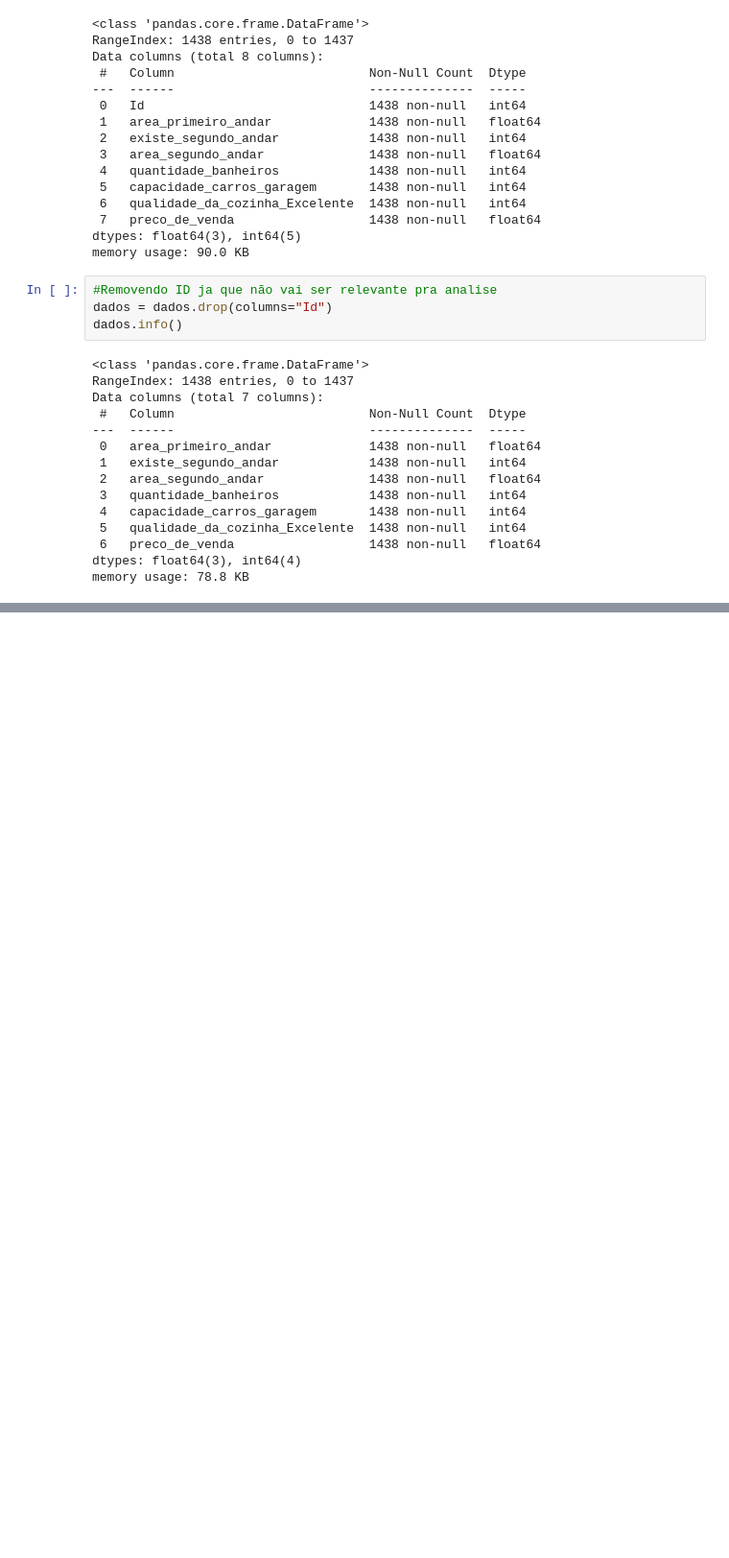
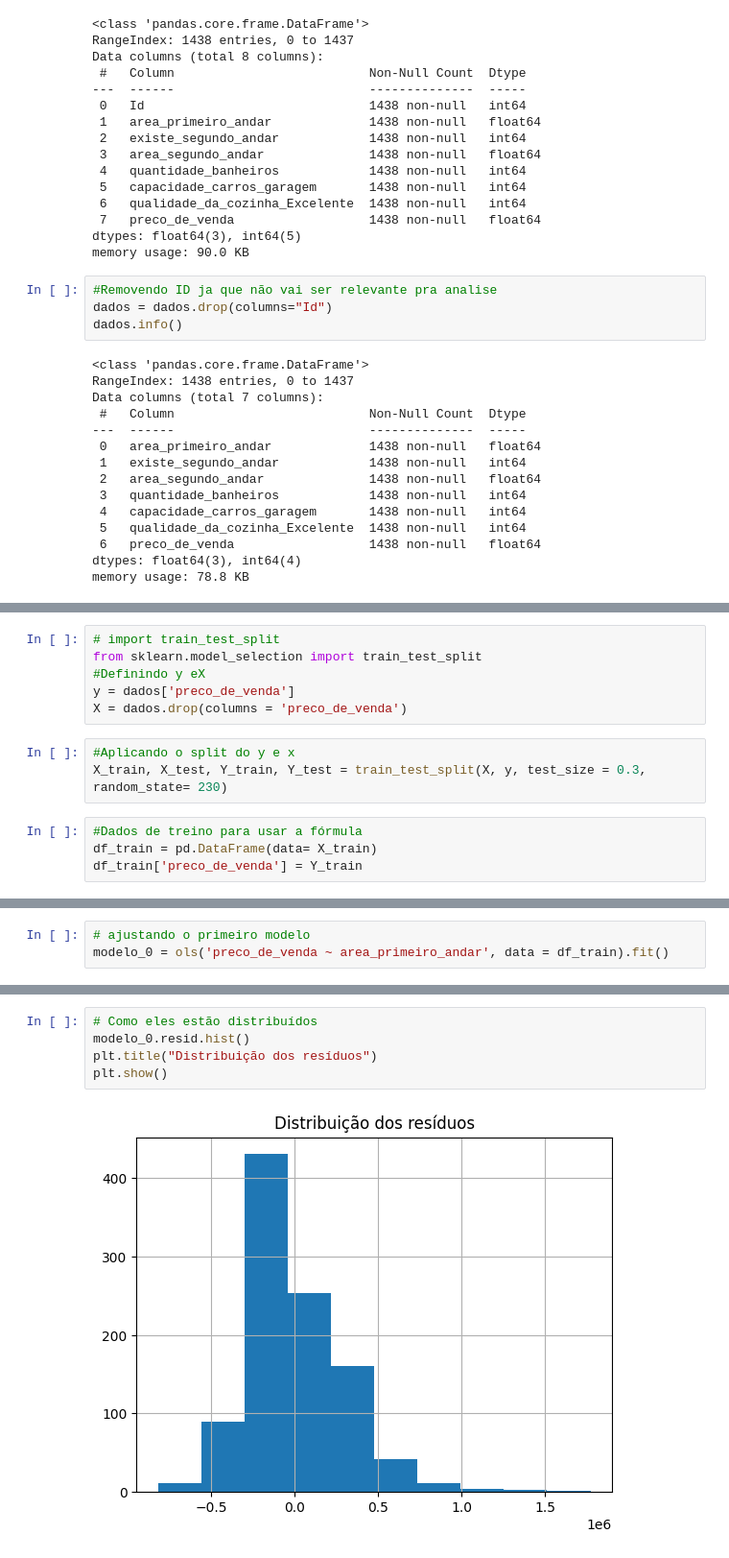
Before and after one commit to Cr0l3y/LR_House_Sale, a Jupyter notebook: projeto.ipynb, the cells around one changed output, grey strips where cells are left out. Shown at 96% size. Cells and saved outputs as stored; diff of their text form; blank space fills up the shorter version.

```diff
--- a/projeto.ipynb
+++ b/projeto.ipynb
@@ -42,0 +110,13 @@ memory usage: 78.8 KB
+# %%
+# import train_test_split
+from sklearn.model_selection import train_test_split
+#Definindo y eX
+y = dados['preco_de_venda']
+X = dados.drop(columns = 'preco_de_venda')
+# %%
+#Aplicando o split do y e x
+X_train, X_test, Y_train, Y_test = train_test_split(X, y, test_size = 0.3, random_state= 230)
+# %%
+#Dados de treino para usar a fórmula
+df_train = pd.DataFrame(data= X_train)
+df_train['preco_de_venda'] = Y_train
@@ -42,0 +126,3 @@ memory usage: 78.8 KB
+# %%
+# ajustando o primeiro modelo
+modelo_0 = ols('preco_de_venda ~ area_primeiro_andar', data = df_train).fit()
@@ -42,0 +182,7 @@ memory usage: 78.8 KB
+# %%
+# Como eles estão distribuídos
+modelo_0.resid.hist()
+plt.title("Distribuição dos resíduos")
+plt.show()
+# %% [output]
+[figure, added]
```
Also changed, not shown: parts of 19 cells of this notebook.
